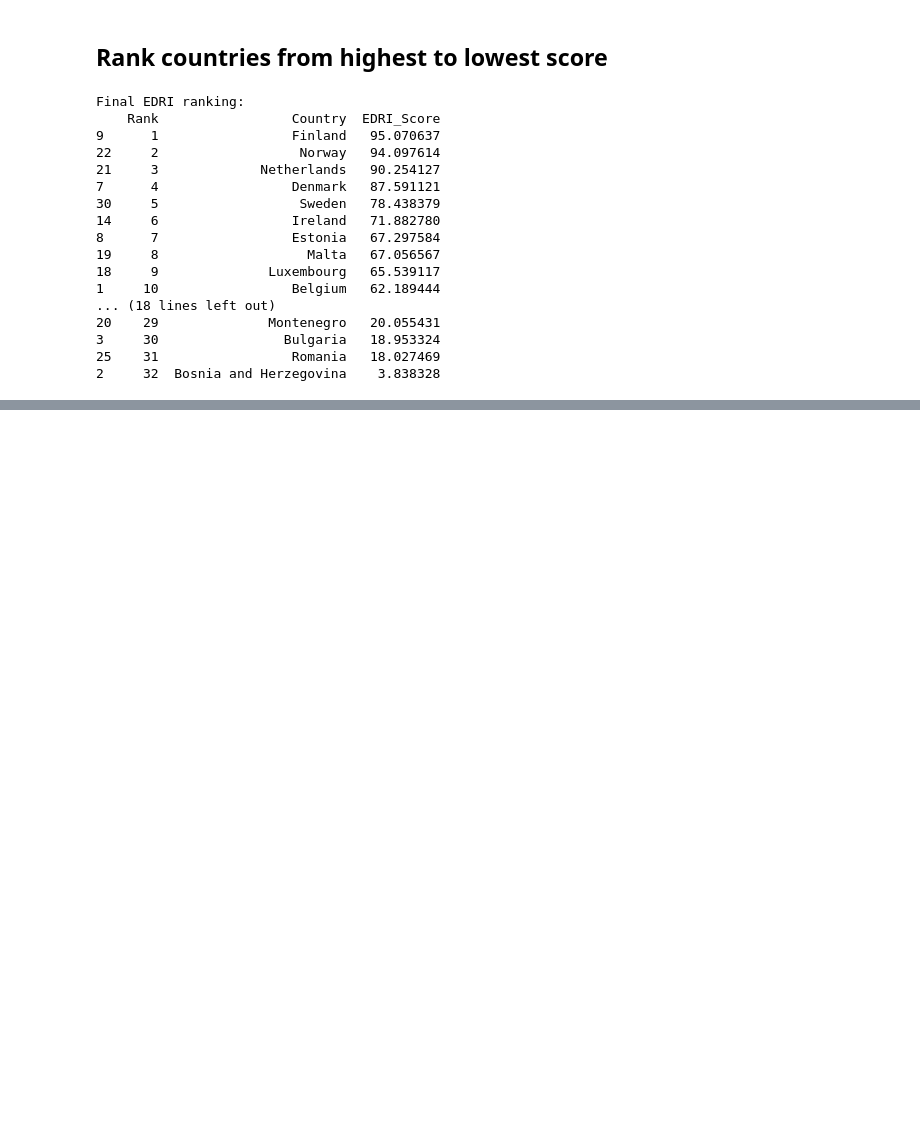
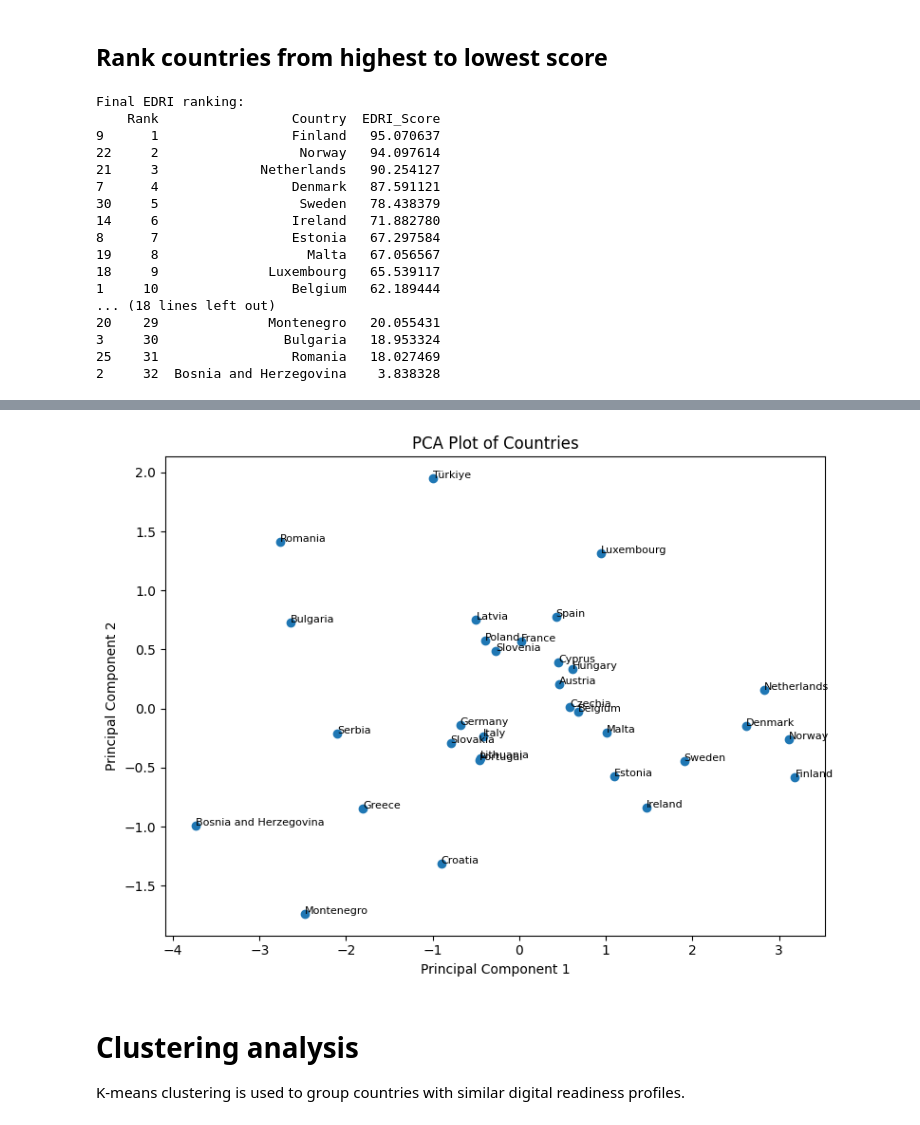
Before and after one commit to eljesam/DAV_CA_ELJESA, a Jupyter notebook: Code/edri_index_analysis.ipynb, the cells around one changed output, grey strips where cells are left out. Drawn from its saved outputs; the diff is of its cells as text; code cells hidden in the pictures; blank space fills up the shorter version.

```diff
--- a/Code/edri_index_analysis.ipynb
+++ b/Code/edri_index_analysis.ipynb
@@ -219,0 +252,21 @@ Final EDRI ranking:
+# %%
+if pca_result.shape[1] >= 2:
+    df["PC1"] = pca_result[:, 0]
+    df["PC2"] = pca_result[:, 1]
+
+    plt.figure(figsize=(8, 6))
+    plt.scatter(df["PC1"], df["PC2"])
+    for i, country in enumerate(df["Country"]):
+        plt.annotate(country, (df["PC1"].iloc[i], df["PC2"].iloc[i]), fontsize=8)
+    plt.xlabel("Principal Component 1")
+    plt.ylabel("Principal Component 2")
+    plt.title("PCA Plot of Countries")
+    plt.tight_layout()
+    plt.savefig("pca_country_plot.png", dpi=300)
+    plt.show()
+# %% [output]
+[figure, added]
+# %% [markdown]
+ # Clustering analysis
+
+ K-means clustering is used to group countries with similar digital readiness profiles.
```
Also changed, not shown: parts of 3 cells of this notebook, 2 other files.
